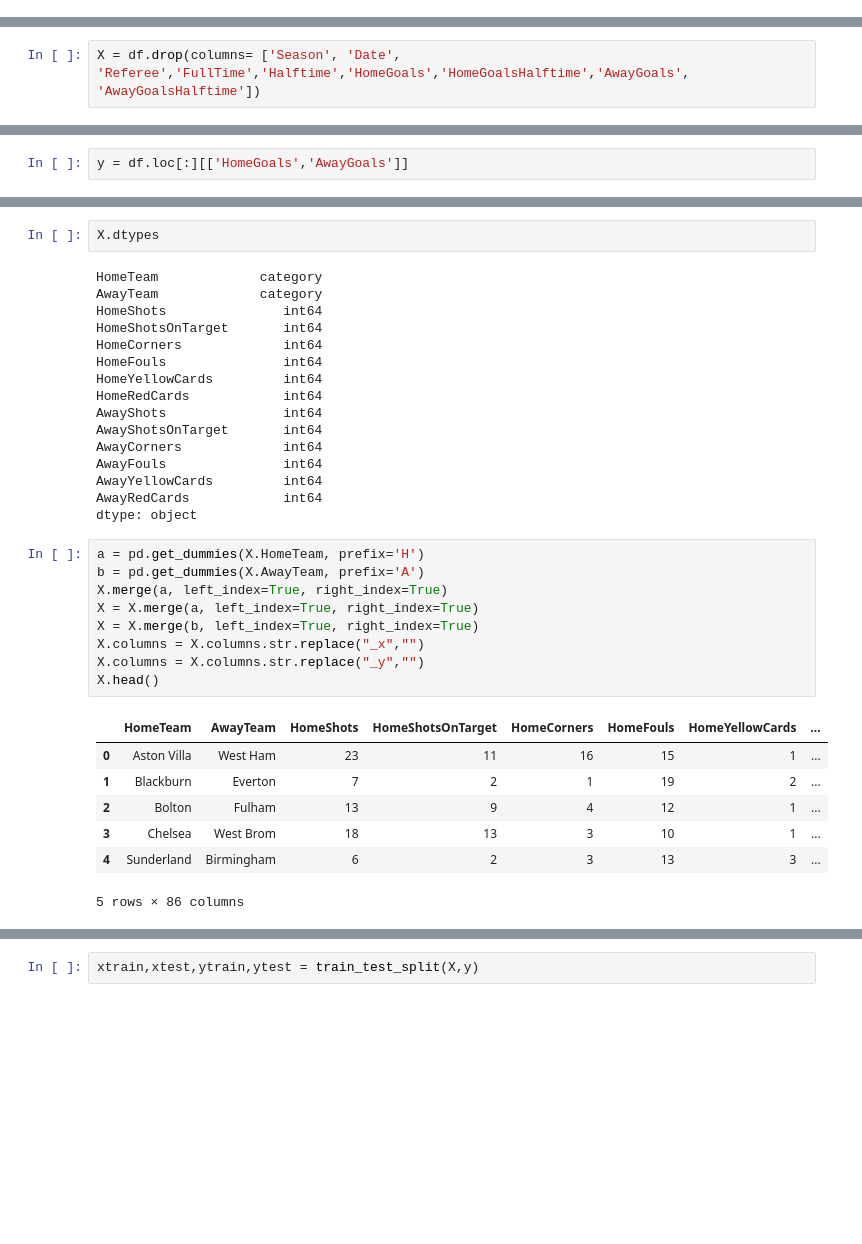
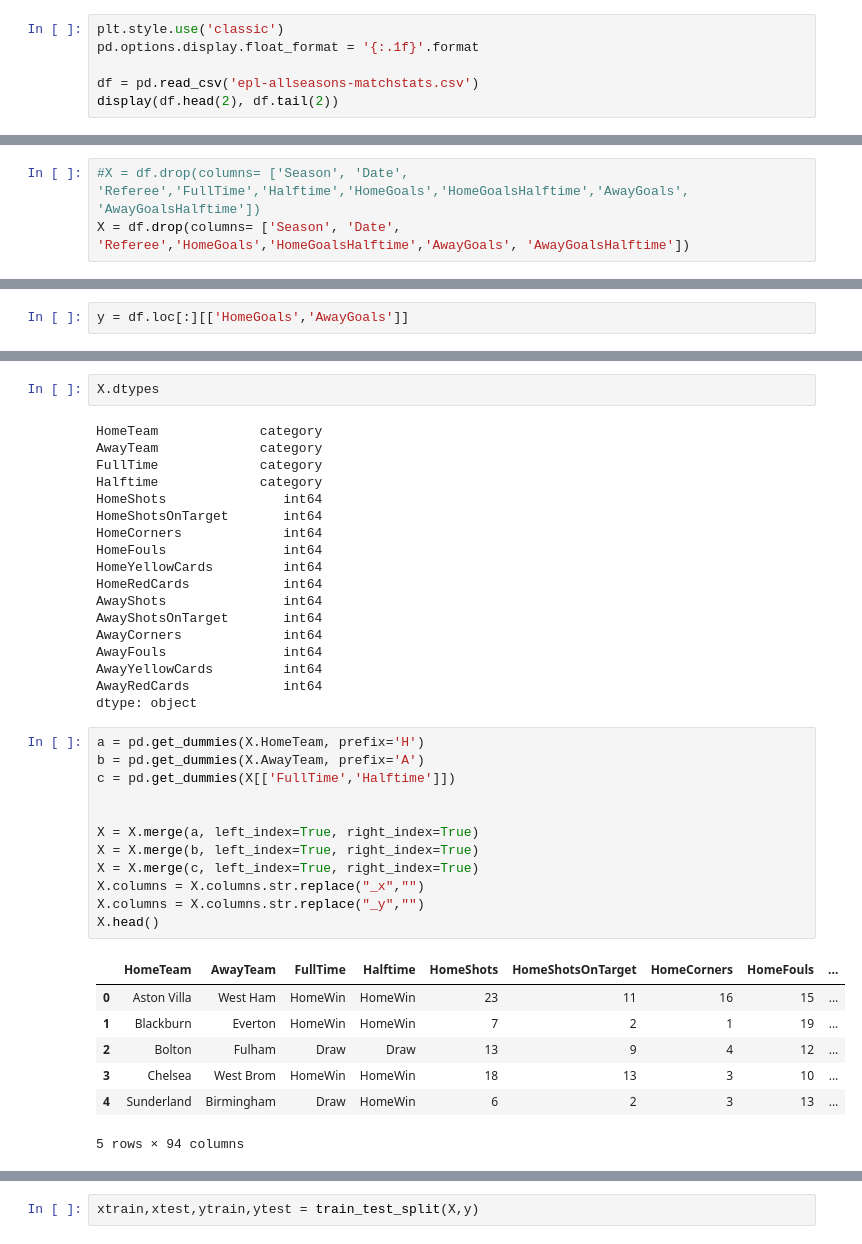
Before and after one commit to runirudh/EPLstats, a Jupyter notebook: epl1.ipynb, the cells around one changed output, grey strips where cells are left out. Drawn from its saved outputs; the diff is of its cells as text; blank space fills up the shorter version.

```diff
--- a/epl1.ipynb
+++ b/epl1.ipynb
@@ -44,0 +33,6 @@ display(df.head(2), df.tail(2))
+# %%
+plt.style.use('classic')
+pd.options.display.float_format = '{:.1f}'.format
+
+df = pd.read_csv('epl-allseasons-matchstats.csv')
+display(df.head(2), df.tail(2))
@@ -302,7 +320,8 @@ dtype: object
 | 0 | 2010/11 | 2010-08-14 | M Dean | Aston Villa | West Ham | HomeWin | HomeWin | 3 | 2 | ... |
 1 rows × 23 columns
 # %%
-X = df.drop(columns= ['Season', 'Date', 'Referee','FullTime','Halftime','HomeGoals','HomeGoalsHalftime','AwayGoals', 'AwayGoalsHalftime'])
+#X = df.drop(columns= ['Season', 'Date', 'Referee','FullTime','Halftime','HomeGoals','HomeGoalsHalftime','AwayGoals', 'AwayGoalsHalftime'])
+X = df.drop(columns= ['Season', 'Date', 'Referee','HomeGoals','HomeGoalsHalftime','AwayGoals', 'AwayGoalsHalftime'])
 # %%
 X.columns
 # %% [output]
@@ -333,6 +352,8 @@ X.dtypes
 # %% [output]
 HomeTeam             category
 AwayTeam             category
+FullTime             category
+Halftime             category
 HomeShots               int64
 HomeShotsOnTarget       int64
 HomeCorners             int64
@@ -349,20 +370,23 @@ dtype: object
 # %%
 a = pd.get_dummies(X.HomeTeam, prefix='H')
 b = pd.get_dummies(X.AwayTeam, prefix='A')
-X.merge(a, left_index=True, right_index=True)
+c = pd.get_dummies(X[['FullTime','Halftime']])
+
+
 X = X.merge(a, left_index=True, right_index=True)
 X = X.merge(b, left_index=True, right_index=True)
+X = X.merge(c, left_index=True, right_index=True)
 X.columns = X.columns.str.replace("_x","")
 X.columns = X.columns.str.replace("_y","")
 X.head()
 # %% [output]
-|  | HomeTeam | AwayTeam | HomeShots | HomeShotsOnTarget | HomeCorners | HomeFouls | HomeYellowCards | ... |
-| 0 | Aston Villa | West Ham | 23 | 11 | 16 | 15 | 1 | ... |
-| 1 | Blackburn | Everton | 7 | 2 | 1 | 19 | 2 | ... |
-| 2 | Bolton | Fulham | 13 | 9 | 4 | 12 | 1 | ... |
-| 3 | Chelsea | West Brom | 18 | 13 | 3 | 10 | 1 | ... |
-| 4 | Sunderland | Birmingham | 6 | 2 | 3 | 13 | 3 | ... |
+|  | HomeTeam | AwayTeam | FullTime | Halftime | HomeShots | HomeShotsOnTarget | HomeCorners | HomeFouls | ... |
+| 0 | Aston Villa | West Ham | HomeWin | HomeWin | 23 | 11 | 16 | 15 | ... |
+| 1 | Blackburn | Everton | HomeWin | HomeWin | 7 | 2 | 1 | 19 | ... |
+| 2 | Bolton | Fulham | Draw | Draw | 13 | 9 | 4 | 12 | ... |
+| 3 | Chelsea | West Brom | HomeWin | HomeWin | 18 | 13 | 3 | 10 | ... |
+| 4 | Sunderland | Birmingham | Draw | HomeWin | 6 | 2 | 3 | 13 | ... |
-5 rows × 86 columns
+5 rows × 94 columns
 # %%
 X.shape
 # %% [output]
```
Also changed, not shown: parts of 26 cells of this notebook, 1 other file.
